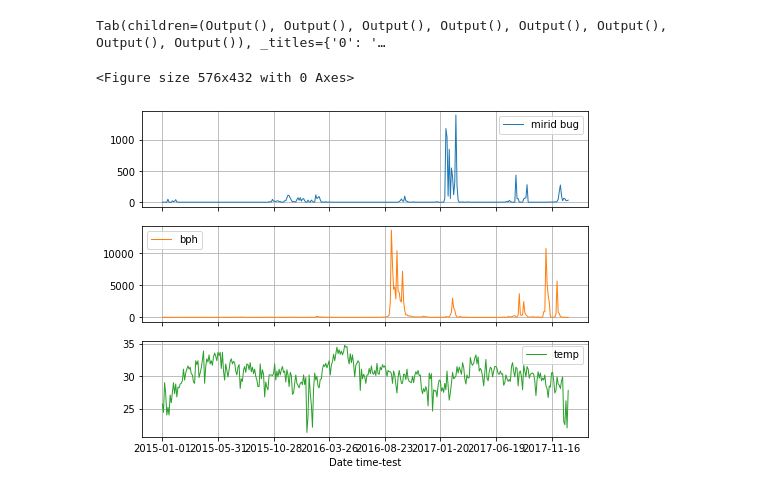
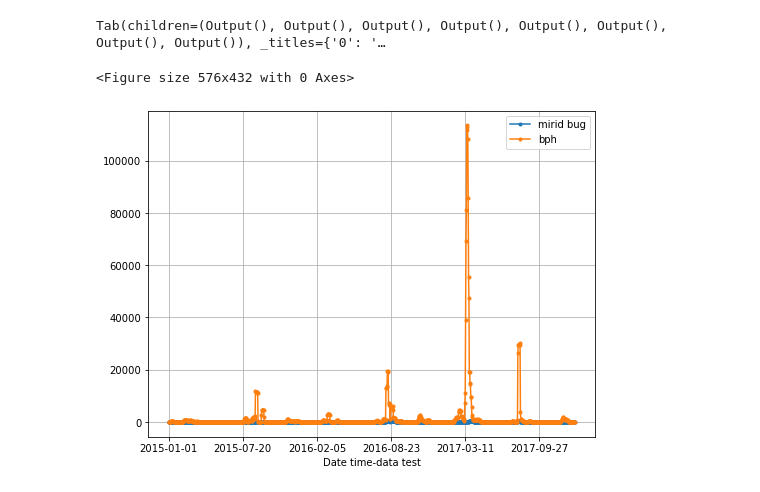
Before and after one commit to D6200763-SUT/SUT_Rice_Project_2021, a Jupyter notebook: Creat_data__Preparation_Mode.ipynb, the cells around one changed output. Saved outputs shown, nothing was run; the diff lists cells and outputs as text; code cells hidden in the pictures.

```diff
--- a/Creat_data__Preparation_Mode.ipynb
+++ b/Creat_data__Preparation_Mode.ipynb
@@ -142,13 +142,15 @@ def drop_col(df_drop,drop = ['address']):
     return df_drop
 
 #################--      Plot        --#################
-def plot_data(frames_train,df_name):
+def plot_data(frames_train,plot_cols,df_name,start='2015',end='2017'):
     #ตรวจสอบข้อมูล dataset
-    plot_cols = ['mirid bug', 'bph', 'temp']
-    df_plot = frames_train[plot_cols]
+
+    df_plot = frames_train[plot_cols].loc[start:end]
     plt.figure()
     # df_plot.plot(lw=1,grid=True,figsize=(13,30),subplots=True)
-    df_plot.plot(lw=1,grid=True,subplots=True)
+    # df_plot.plot(lw=1,grid=True,subplots=True)
+    # df_plot.plot(marker='.',grid=True,linestyle = 'solid',subplots=True)
+    df_plot.plot(marker='.',grid=True,linestyle = 'solid')
     plt.xlabel('Date time-'+ df_name)
     plt.legend()
     # plt.show()
@@ -387,8 +406,3 @@ display(tab)
 # %% [output]
 VBox(children=(HBox(children=(Dropdown(description='station :', options=('ALL', 'Chachoengsao Rice research Ce…
 Tab(children=(Output(), Output(), Output(), Output(), Output(), Output(), Output(), Output()), _titles={'0': '…
-# %%
-plot_data(frames_train,'test')
-# %% [output]
-<Figure size 576x432 with 0 Axes>
-[figure, removed]
@@ -398,3 +409,12 @@ _ = plot_features.plot(subplots=True)
+# %%
+name_plot = 'data test'
+cols = ['mirid bug', 'bph']
+date_start = '2015-01-01'
+date_stop = '2017-12-31'
+plot_data(frames_train,cols,name_plot,date_start,date_stop)
+# %% [output]
+<Figure size 576x432 with 0 Axes>
+[figure, added]
 # %%
 train_X, train_y = data_preprocess(frames_train,7,3)
 val_X,val_y = data_preprocess(frames_val,7,3)
```
Also changed, not shown: parts of 8 cells of this notebook.
